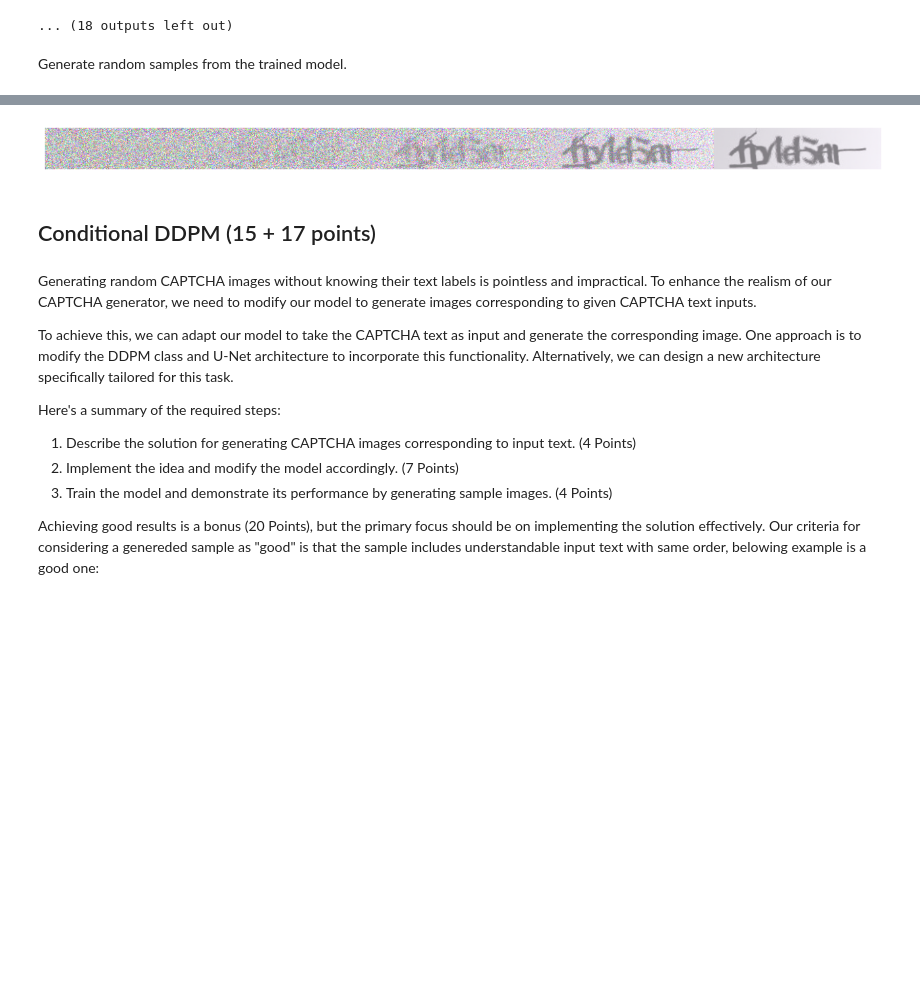
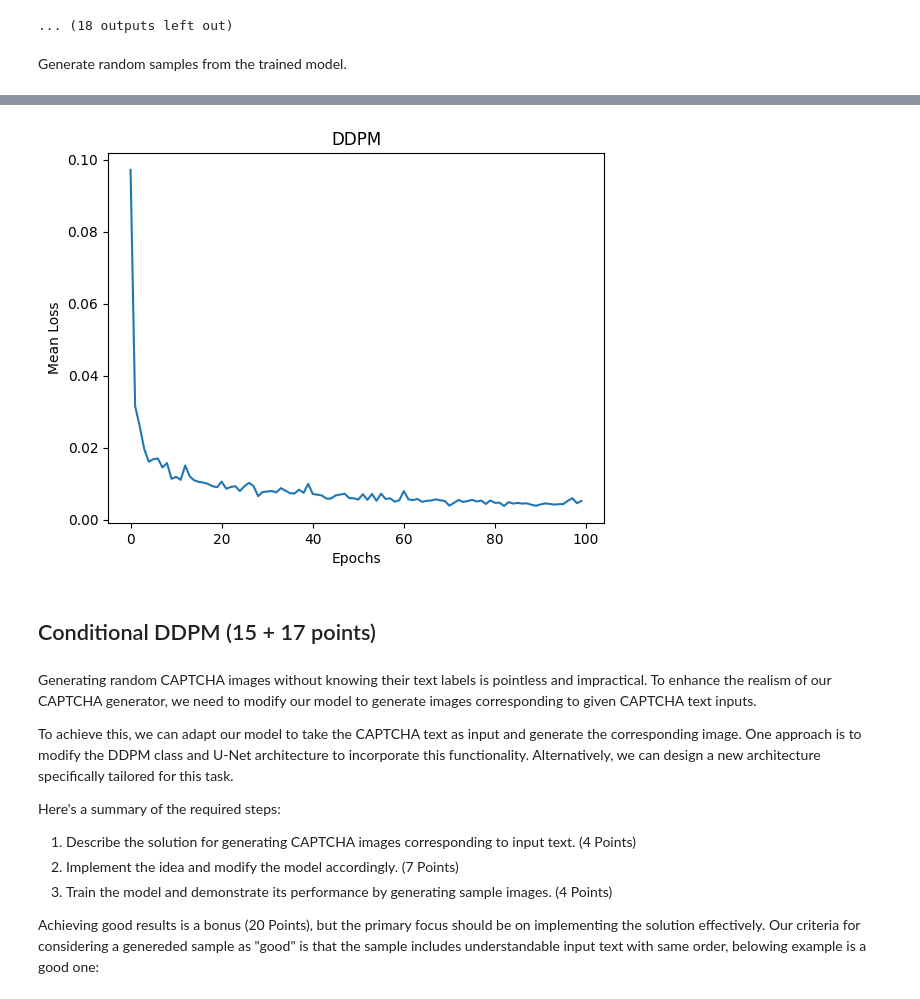
Before and after one commit to MehdiJmlkh/Deep-Learning-Course-Homeworks-S2024, a Jupyter notebook: HW4/DDPM.ipynb, the cells around one changed output, grey strips where cells are left out. Drawn from its saved outputs; the diff is of its cells as text; code cells hidden in the pictures; blank space fills up the shorter version.

```diff
--- a/HW4/DDPM.ipynb
+++ b/HW4/DDPM.ipynb
@@ -1166,7 +1166,7 @@ class DDPM:
               noisy_sample = denoised_sample
         samples = torch.concatenate(xs, dim=0)
         if plot:
-          plot_images(samples)
+          plot_images(samples.clip(0, 1))
         return samples
 
     #################### END TODO ############################
@@ -1208,7 +1208,8 @@ ddpm = DDPM(
 # ##########################################################
 # # please save and copy your final trained model into google drive and put its public download link here:
 # # download link: ...
-torch.save(ddpm.network.state_dict(), 'ddpm.pth')
-# ddpm.network.load_state_dict(torch.load('ddpm.pth'))
+# torch.save(ddpm.network.state_dict(), 'ddpm.pth')
+ddpm.network.load_state_dict(torch.load('ddpm.pth'))
+history = torch.load('history.pth')
 # #################### END TODO ############################
 # %%
@@ -1288,12 +1281,12 @@ WARNING:matplotlib.image:Clipping input data to the valid range for imshow with
-# %%
-s = ddpm.sample(5)
-# %% [output]
-[figure, removed]
 # %%
 # plot loss history
 plt.plot(np.arange(EPOCHS), history)
 plt.xlabel('Epochs')
 plt.ylabel('Mean Loss')
+plt.title('DDPM')
+plt.show()
+# %% [output]
+[figure, added]
 # %% [markdown]
 ## Conditional DDPM (15 + 17 points)
 # %% [markdown]
```
Also changed, not shown: parts of 9 cells of this notebook.
